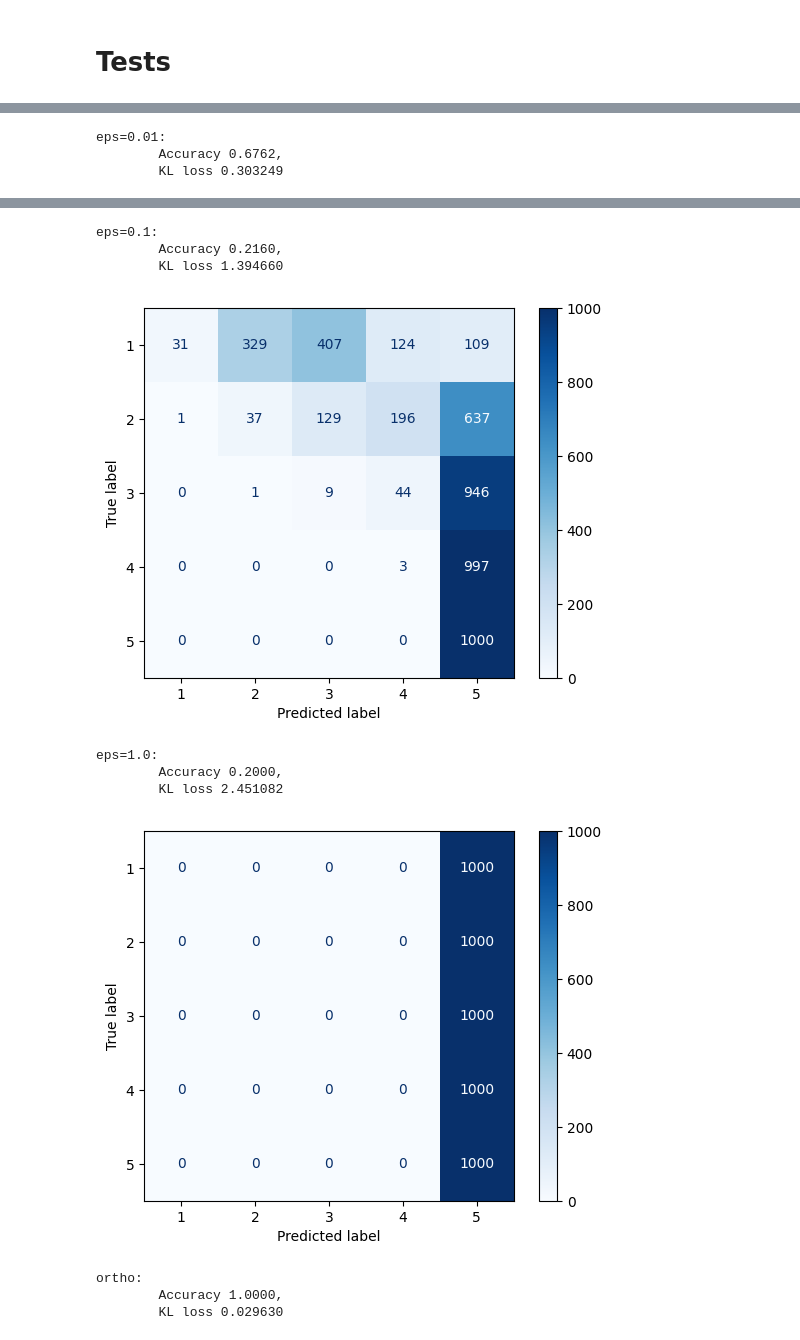
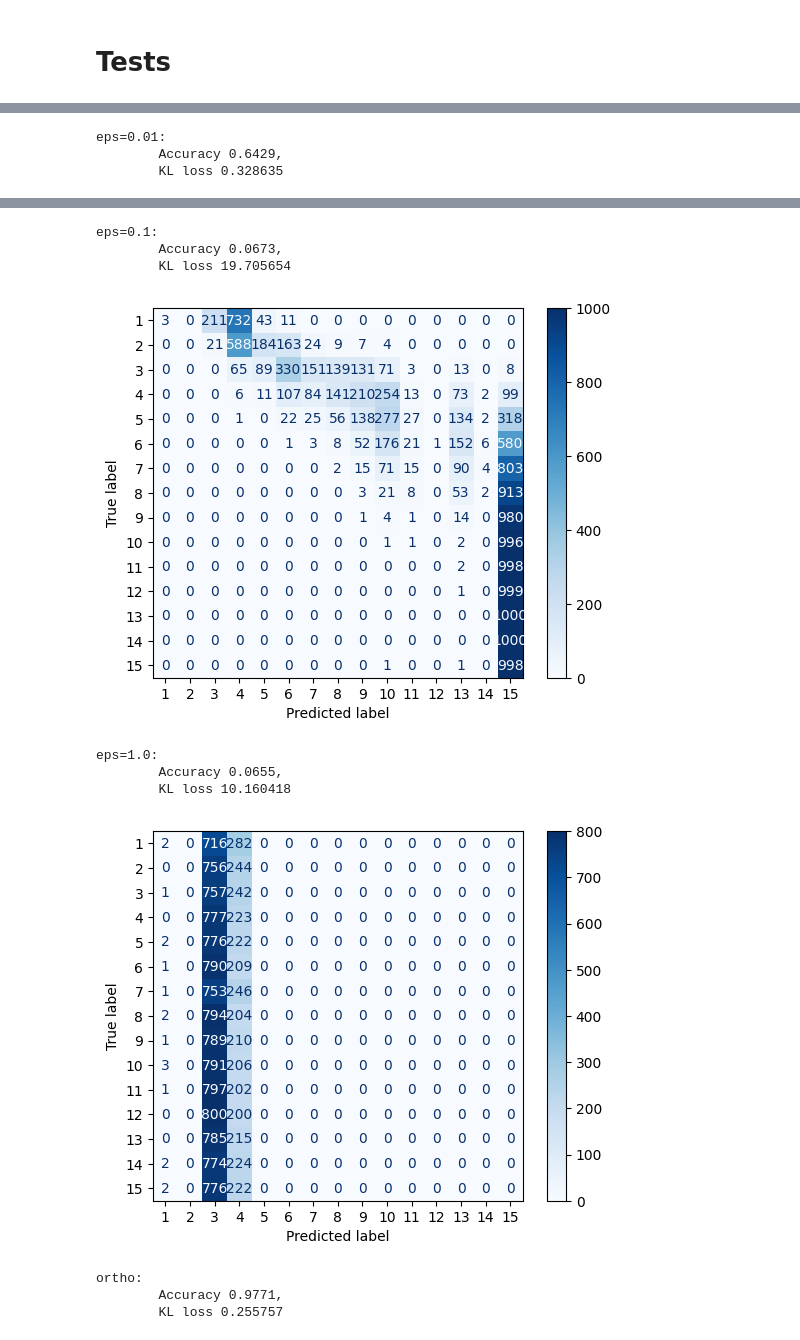
Before and after one commit to Michozord/Jordan_Transformer, a Jupyter notebook: sandbox/Jordan7.ipynb, the cells around one changed output, grey strips where cells are left out. Drawn from its saved outputs; the diff is of its cells as text; code cells hidden in the pictures.

```diff
--- a/sandbox/Jordan7.ipynb
+++ b/sandbox/Jordan7.ipynb
@@ -55,15 +55,15 @@ def test_jordan_net(model, d, matrices_per_class=1000, mode="random", eps=None,
 torch.manual_seed(0)
 np.random.seed(0)
 
-d = 5
+d = 15
 
 model = JordanNet(d=d, num_classes=d, encode_dim=32)
 
 matrices, labels, features, masks, dists = generate_training_dataset(
-    matrices_per_class=20_000,
+    matrices_per_class=10_000,
     d=d,
     mode="random",
-    device=device,
+    device="cpu",
 )
 
 print(dists.mean(dim=0))
@@ -76,6 +76,7 @@ model = train_jordan_net(
     masks,
     dists,
     num_epochs=20,
+    batch_size=64,
     device=device,
 )
 # %% [output]
@@ -100,11 +115,11 @@ Error:
 # %% [markdown]
 # Tests
 # %%
-d = 5
+d = 15
 
 model.load_state_dict(torch.load(f"sandbox/model_jordan7_{d}.pth"))
 
-max_block_size = 4
+max_block_size = 13
 
 Xs = [generate_matrix(d, max_block_size, mode="random", eps=eps) for eps in [0, 1e-6, 1e-4, 1e-2, 1]]
 X_batch = torch.tensor(Xs, dtype=torch.float32)
@@ -123,6 +138,6 @@ plt.plot(soft_target(torch.tensor([max_block_size]), eps=torch.tensor(1e-4), d=d
 for prob, label in zip(probs, ["eps=0", "eps=1e-6", "eps=1e-4", "eps=1e-2", "eps=1"]):
     plt.plot(prob, label=label)
 plt.legend()
-plt.xticks(ticks=range(5), labels=range(1,6))
+plt.xticks(ticks=range(d), labels=range(1,d+1))
 plt.show()
 # %% [output]
@@ -149,7 +164,7 @@ for eps, cm in cms.items():
 
 for k in accuracies.keys():
     print(f"{k}:\n\tAccuracy {accuracies[k]:.4f},\n\tKL loss {kls[k]:.6f} ")
-    ConfusionMatrixDisplay(confusion_matrix=cms[k], display_labels=range(1, 6)).plot(cmap=plt.cm.Blues)
+    ConfusionMatrixDisplay(confusion_matrix=cms[k], display_labels=range(1, d+1)).plot(cmap=plt.cm.Blues)
     plt.show()
 # %% [output]
 Generating class with max_block_size=1...Done.
@@ -181,3 +196,3 @@ eps=0.0001:
 eps=0.01:
-        Accuracy 0.6762,
-        KL loss 0.303249
+        Accuracy 0.6429,
+        KL loss 0.328635
@@ -185,11 +200,11 @@ eps=0.01:
 eps=0.1:
-        Accuracy 0.2160,
-        KL loss 1.394660
+        Accuracy 0.0673,
+        KL loss 19.705654
-[figure, old version]
+[figure, new version]
 eps=1.0:
-        Accuracy 0.2000,
-        KL loss 2.451082
+        Accuracy 0.0655,
+        KL loss 10.160418
-[figure, old version]
+[figure, new version]
 ortho:
-        Accuracy 1.0000,
-        KL loss 0.029630
+        Accuracy 0.9771,
+        KL loss 0.255757
```
Also changed, not shown: parts of 3 cells of this notebook, 1 other file.
